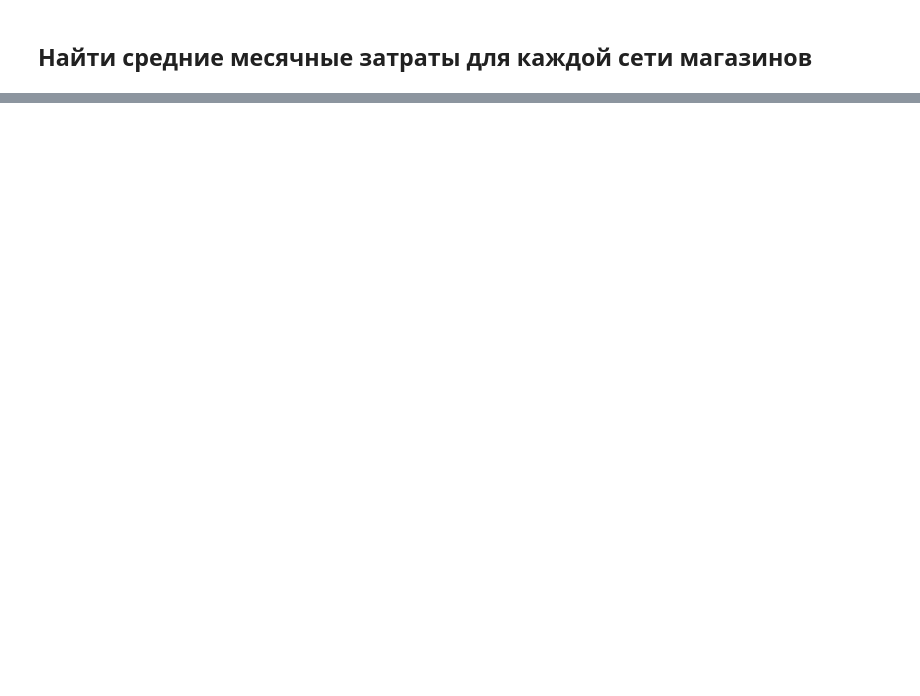
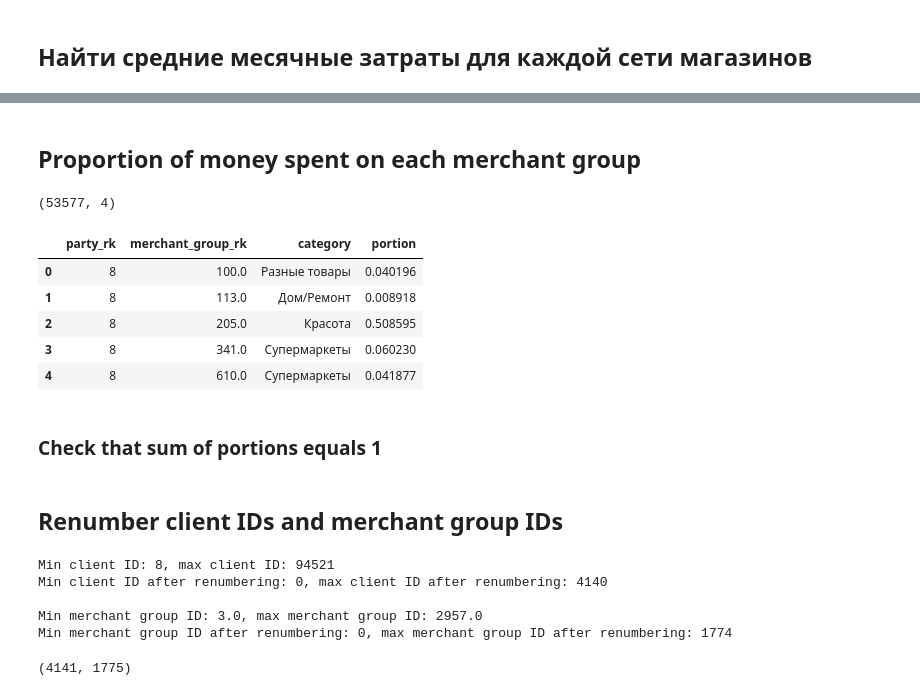
Before and after one commit to egorgladin/financial_advice, a Jupyter notebook: bank_topic_modelling.ipynb, the cells around one changed output, grey strips where cells are left out. Saved outputs shown, nothing was run; the diff lists cells and outputs as text; code cells hidden in the pictures; blank space fills up the shorter version.

```diff
--- a/bank_topic_modelling.ipynb
+++ b/bank_topic_modelling.ipynb
@@ -85,0 +95,5 @@ df_monthly.head()
+# %%
+df_monthly_overall = df_monthly.groupby(['party_rk']).agg({'avg_monthly_amt': 'sum'})
+df_monthly_overall.rename(columns={'avg_monthly_amt': 'avg_monthly_amt_overall'}, inplace=True)
+print(df_monthly_overall.shape)
+df_monthly_overall.head()
@@ -85,0 +109,18 @@ df_monthly.head()
+# %% [markdown]
+## Proportion of money spent on each merchant group
+# %%
+df_monthly_portion = pd.merge(df_monthly, df_monthly_overall, on='party_rk')
+df_monthly_portion['portion'] = df_monthly_portion.avg_monthly_amt / df_monthly_portion.avg_monthly_amt_overall
+df_monthly_portion.drop(columns=['avg_monthly_amt', 'avg_monthly_amt_overall'], inplace=True)
+print(df_monthly_portion.shape)
+df_monthly_portion.head()
+# %% [output]
+(53577, 4)
+|  | party_rk | merchant_group_rk | category | portion |
+| 0 | 8 | 100.0 | Разные товары | 0.040196 |
+| 1 | 8 | 113.0 | Дом/Ремонт | 0.008918 |
+| 2 | 8 | 205.0 | Красота | 0.508595 |
+| 3 | 8 | 341.0 | Супермаркеты | 0.060230 |
+| 4 | 8 | 610.0 | Супермаркеты | 0.041877 |
+# %% [markdown]
+### Check that sum of portions equals 1
@@ -86,3 +132,26 @@ df_monthly.head()
+# %% [markdown]
+## Renumber client IDs and merchant group IDs
+# %%
+print(f"Min client ID: {df_monthly_portion.party_rk.values.min()},", \
+      f"max client ID: {df_monthly_portion.party_rk.values.max()}")
+df_monthly_portion.party_rk = df_monthly_portion.party_rk.rank(method='dense').astype(int) - 1
+print(f"Min client ID after renumbering: {df_monthly_portion.party_rk.values.min()},", \
+      f"max client ID after renumbering: {df_monthly_portion.party_rk.values.max()}")
+
+print(f"\nMin merchant group ID: {df_monthly_portion.merchant_group_rk.values.min()},", \
+      f"max merchant group ID: {df_monthly_portion.merchant_group_rk.values.max()}")
+df_monthly_portion.merchant_group_rk = df_monthly_portion.merchant_group_rk.rank(method='dense').astype(int) - 1
+print(f"Min merchant group ID after renumbering: {df_monthly_portion.merchant_group_rk.values.min()},", \
+      f"max merchant group ID after renumbering: {df_monthly_portion.merchant_group_rk.values.max()}")
+# %% [output]
+Min client ID: 8, max client ID: 94521
+Min client ID after renumbering: 0, max client ID after renumbering: 4140
+
+Min merchant group ID: 3.0, max merchant group ID: 2957.0
+Min merchant group ID after renumbering: 0, max merchant group ID after renumbering: 1774
 # %%
-data_matrix = spsp.csr_matrix((df_monthly.transaction_amt_rur.values,
-                              (df_monthly.party_rk.values, ratings.movieid.values)))
+data_matrix = spsp.csr_matrix((df_monthly_portion.portion.values,
+                              (df_monthly_portion.party_rk.values, df_monthly_portion.merchant_group_rk.values)))
+print(data_matrix.shape)
+# %% [output]
+(4141, 1775)
```
Also changed, not shown: parts of 17 cells of this notebook.
